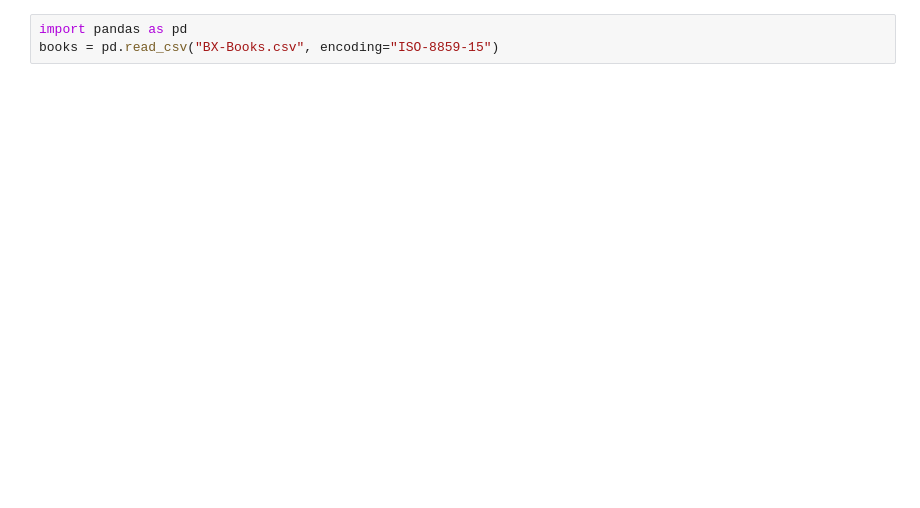
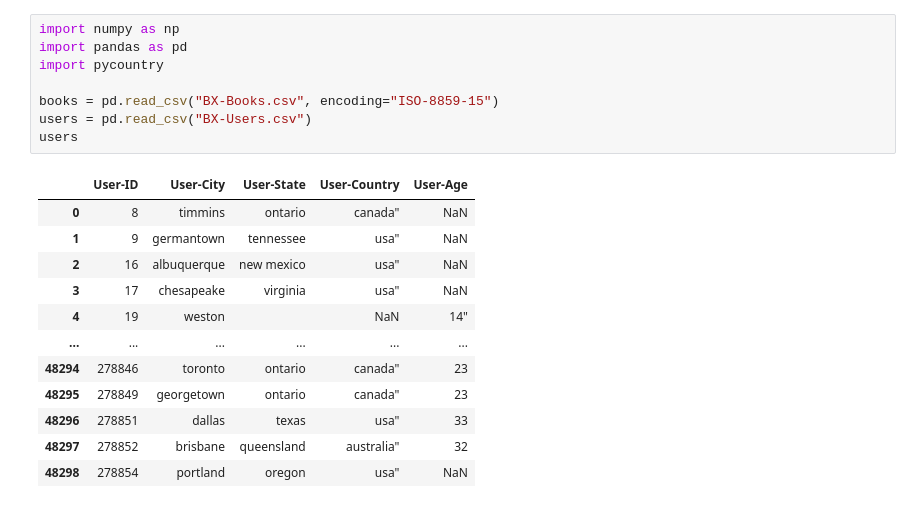
Before and after one commit to buianhduc/Book-store-recommender-system, a Jupyter notebook: preproc.ipynb, the cells around one changed output. Saved outputs shown, nothing was run; the diff lists cells and outputs as text; blank space fills up the shorter version.

```diff
--- a/preproc.ipynb
+++ b/preproc.ipynb
@@ -1,4 +1,21 @@
 # %%
+import numpy as np
 import pandas as pd
+import pycountry
+
 books = pd.read_csv("BX-Books.csv", encoding="ISO-8859-15")
+users = pd.read_csv("BX-Users.csv")
+users
 # %% [output]
+|  | User-ID | User-City | User-State | User-Country | User-Age |
+| 0 | 8 | timmins | ontario | canada" | NaN |
+| 1 | 9 | germantown | tennessee | usa" | NaN |
+| 2 | 16 | albuquerque | new mexico | usa" | NaN |
+| 3 | 17 | chesapeake | virginia | usa" | NaN |
+| 4 | 19 | weston |  | NaN | 14" |
+| ... | ... | ... | ... | ... | ... |
+| 48294 | 278846 | toronto | ontario | canada" | 23 |
+| 48295 | 278849 | georgetown | ontario | canada" | 23 |
+| 48296 | 278851 | dallas | texas | usa" | 33 |
+| 48297 | 278852 | brisbane | queensland | australia" | 32 |
+| 48298 | 278854 | portland | oregon | usa" | NaN |
```
Also changed, not shown: parts of 8 cells of this notebook, 6 other files.
